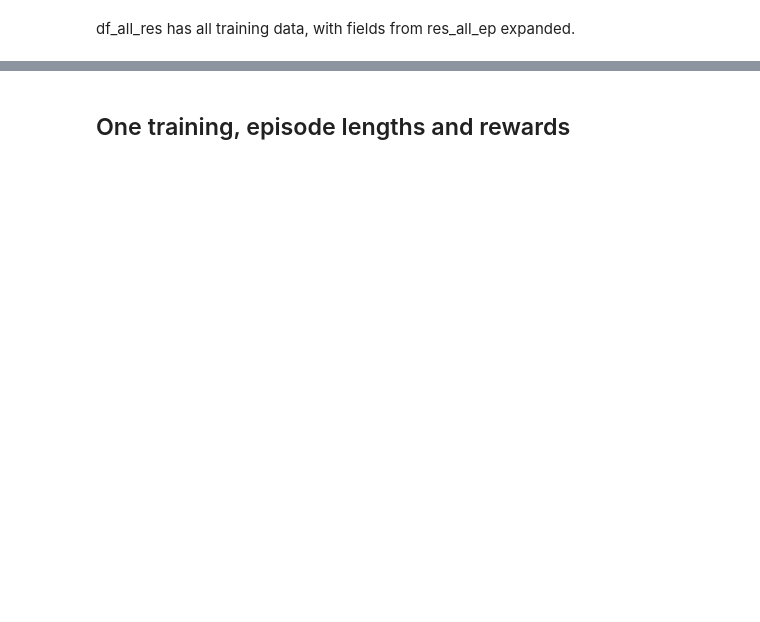
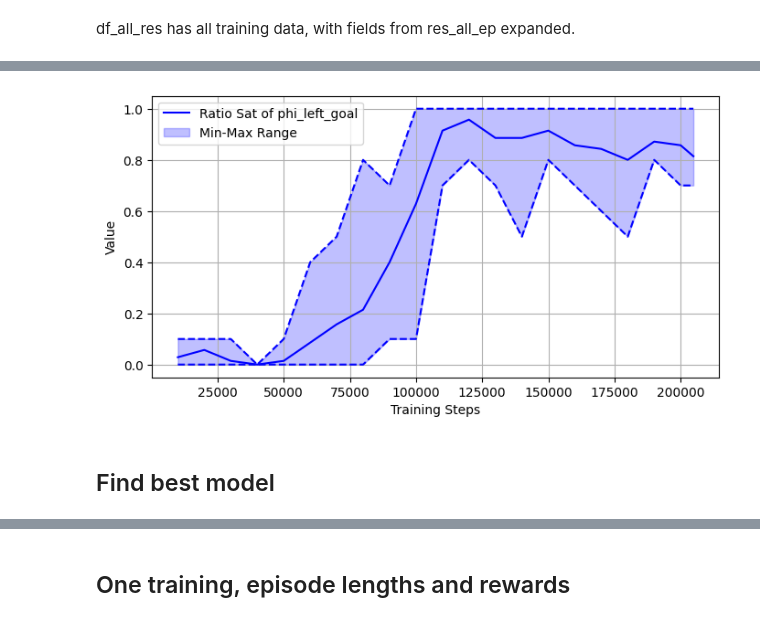
Before and after one commit to decyphir/rlrom, a Jupyter notebook: examples/cartpole/results_analysis.ipynb, the cells around one changed output, grey strips where cells are left out. Cells and saved outputs as stored; diff of their text form; code cells hidden in the pictures; blank space fills up the shorter version.

```diff
--- a/examples/cartpole/results_analysis.ipynb
+++ b/examples/cartpole/results_analysis.ipynb
@@ -61,0 +124,6 @@ df_enveloppe = rlu.get_df_mean_min_max_val(df_all_res, 'mean_ep_rew')
+# %%
+phi = 'phi_left_goal'
+df_res_phi = df_all_res.select('label', #training id
+                                    'steps',
+                                    phi).unnest(phi)
+print(df_res_phi.collect().head())
@@ -61,0 +143,6 @@ df_enveloppe = rlu.get_df_mean_min_max_val(df_all_res, 'mean_ep_rew')
+# %%
+ax = rlp.plot_df_enveloppe(df_res_phi, 'ratio_init_sat', label='Ratio Sat of '+phi, linestyle='--', color='blue')
+# %% [output]
+[figure, added]
+# %% [markdown]
+## Find best model
```
Also changed, not shown: parts of 31 cells of this notebook, 8 other files.
